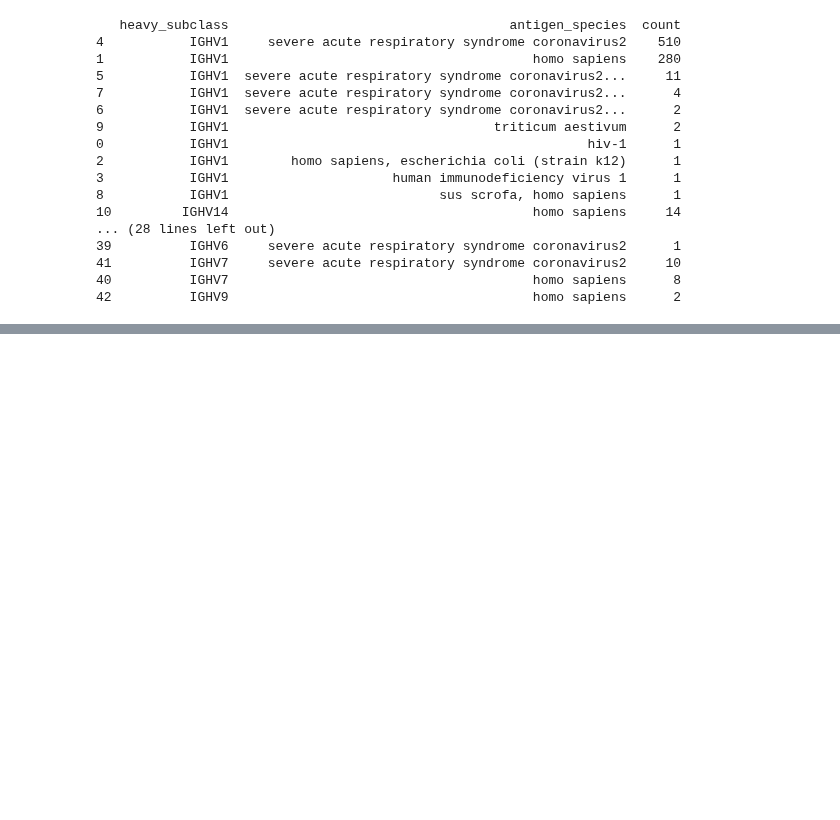
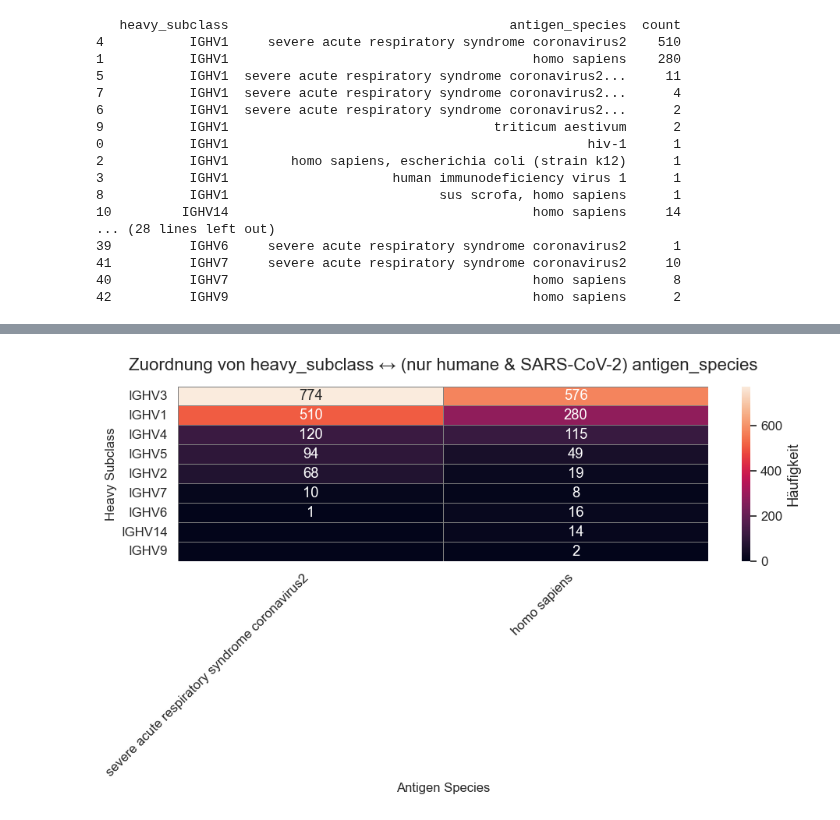
Before and after one commit to datascience-2025-group4/group04-team03, a Jupyter notebook: blasting/consensus_seq/antigens_h_chains.ipynb, the cells around one changed output, grey strips where cells are left out. Saved outputs shown, nothing was run; the diff lists cells and outputs as text; code cells hidden in the pictures; blank space fills up the shorter version.

```diff
--- a/blasting/consensus_seq/antigens_h_chains.ipynb
+++ b/blasting/consensus_seq/antigens_h_chains.ipynb
@@ -342,0 +235,70 @@ Cophenetische Korrelation der beiden Cluster: -0.031
+# %%
+
+import pandas as pd
+import seaborn as sns
+import matplotlib.pyplot as plt
+
+# -------------------------------
+# 1. CSV einlesen (Tabulator-getrennt)
+# -------------------------------
+df = pd.read_csv("../../data_cleanup/df_sars_hum_cleaned_final.csv", sep="\t")
+
+# -------------------------------
+# 2. antigen_species aufsplitten & explodieren
+# -------------------------------
+df["antigen_species"] = df["antigen_species"].str.split("|").apply(lambda x: [s.strip() for s in x])
+df_exploded = df.explode("antigen_species")
+
+# -------------------------------
+# 3. Nur gewünschte Spezies behalten
+# -------------------------------
+relevant_species = ["severe acute respiratory syndrome coronavirus2", "homo sapiens"]
+df_filtered = df_exploded[df_exploded["antigen_species"].isin(relevant_species)]
+
+# -------------------------------
+# 4. Pivot-Tabelle erstellen (Zählung)
+# -------------------------------
+pivot = df_filtered.pivot_table(
+    index="heavy_subclass",
+    columns="antigen_species",
+    aggfunc="size",
+    fill_value=0
+)
+
+# -------------------------------
+# 5. Achsen sortieren nach Häufigkeit
+# -------------------------------
+pivot = pivot.loc[pivot.sum(axis=1).sort_values(ascending=False).index]
+pivot = pivot[pivot.sum(axis=0).sort_values(ascending=False).index]
+
+# -------------------------------
+# 6. Werte für Annotation vorbereiten
+# -------------------------------
+annotations = pivot.copy()
+annotations = annotations.where(annotations > 0, "")
+annotations = annotations.astype(str)
+
+# -------------------------------
+# 7. Heatmap plotten
+# -------------------------------
+plt.figure(figsize=(10, 6))
+sns.set(font_scale=1.1)
+sns.heatmap(
+    pivot,
+    annot=annotations,
+    fmt="s",
+    cmap="rocket",
+    linewidths=0.5,
+    linecolor='gray',
+    cbar_kws={"label": "Häufigkeit"},
+    square=False
+)
+
+plt.title("Zuordnung von heavy_subclass ↔ (nur humane & SARS-CoV-2) antigen_species", fontsize=16, pad=15)
+plt.xlabel("Antigen Species", fontsize=12)
+plt.ylabel("Heavy Subclass", fontsize=12)
+plt.xticks(rotation=45, ha="right")
+plt.tight_layout()
+plt.show()
+# %% [output]
+[figure, added]
```
Also changed, not shown: parts of 4 cells of this notebook, 1 other file.
